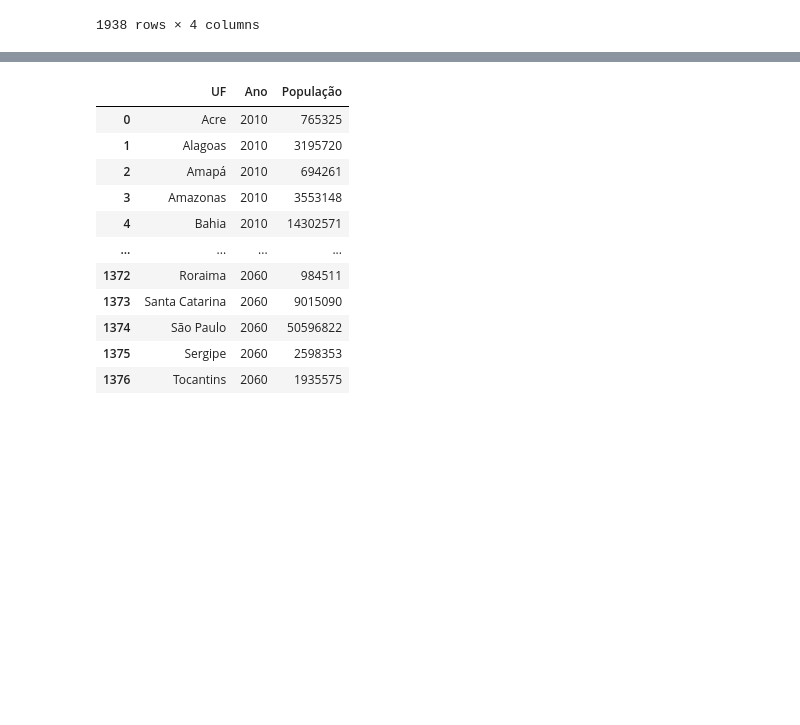
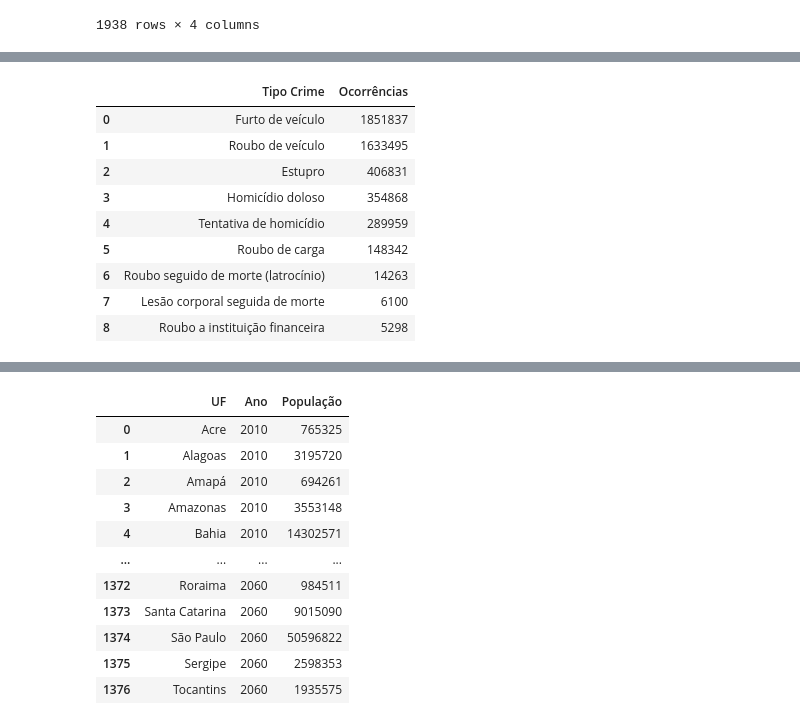
Before and after one commit to Marcelo-Silvestre/Analise_Dados_Boas_Praticas_PUCRIO, a Jupyter notebook: Notebooks/mvp_crimes_uf.ipynb, the cells around one changed output, grey strips where cells are left out. Saved outputs shown, nothing was run; the diff lists cells and outputs as text; code cells hidden in the pictures; blank space fills up the shorter version.

```diff
--- a/Notebooks/mvp_crimes_uf.ipynb
+++ b/Notebooks/mvp_crimes_uf.ipynb
@@ -43,3 +60,18 @@ dados_crimes_ano
+# %%
+#Dataframe ranking geral tipo crimes
+df_crimes_uf_rank = dados_crimes_ano.groupby('Tipo Crime')['Ocorrências'].sum().sort_values(ascending = False).reset_index()
+df_crimes_uf_rank
+# %% [output]
+|  | Tipo Crime | Ocorrências |
+| 0 | Furto de veículo | 1851837 |
+| 1 | Roubo de veículo | 1633495 |
+| 2 | Estupro | 406831 |
+| 3 | Homicídio doloso | 354868 |
+| 4 | Tentativa de homicídio | 289959 |
+| 5 | Roubo de carga | 148342 |
+| 6 | Roubo seguido de morte (latrocínio) | 14263 |
+| 7 | Lesão corporal seguida de morte | 6100 |
+| 8 | Roubo a instituição financeira | 5298 |
 # %%
 #tabela IBGE contendo as projeções das populações em cada UF de 2010 a 2060
 dados_pop = pd.read_excel('https://raw.githubusercontent.com/Marcelo-Silvestre/Analise_Dados_Boas_Praticas_PUCRIO/main/Arquivos/IBGE_populacao__2010_2060.xlsx')
```
Also changed, not shown: parts of 2 cells of this notebook.
